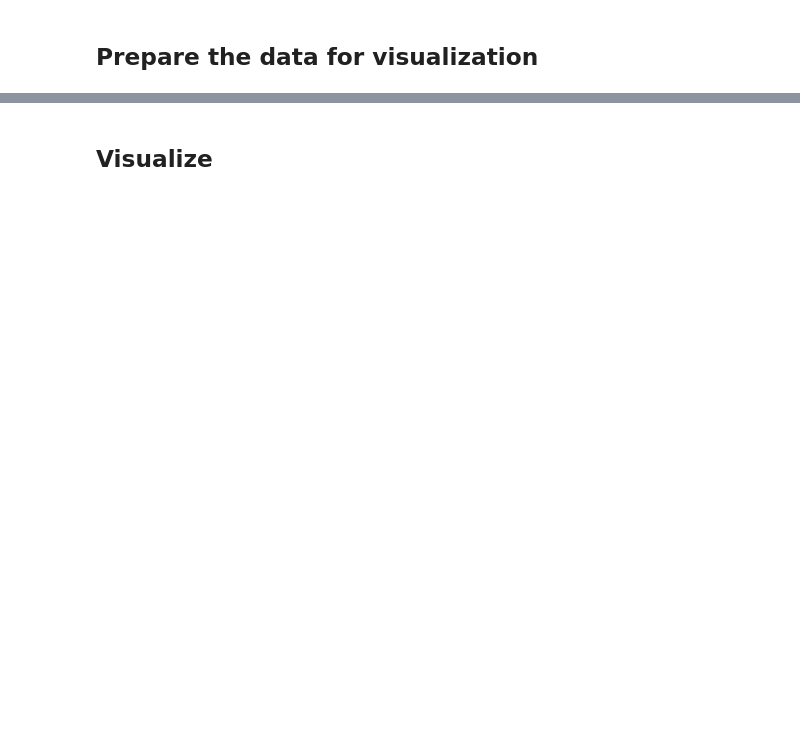
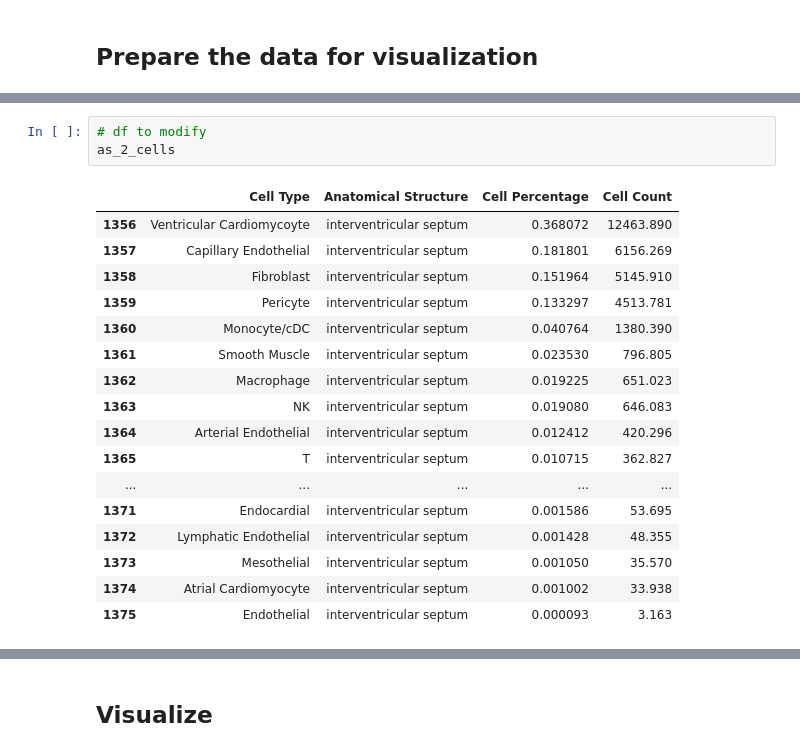
Before and after one commit to cns-iu/hra-construction-usage-supporting-information, a Jupyter notebook: hra_pop/figure_1_g_hra_pop.ipynb, the cells around one changed output, grey strips where cells are left out. Cells and saved outputs as stored; diff of their text form; blank space fills up the shorter version.

```diff
--- a/hra_pop/figure_1_g_hra_pop.ipynb
+++ b/hra_pop/figure_1_g_hra_pop.ipynb
@@ -145,0 +245,21 @@ concatenated_df
+# %%
+# df to modify
+as_2_cells
+# %% [output]
+|  | Cell Type | Anatomical Structure | Cell Percentage | Cell Count |
+| 1356 | Ventricular Cardiomycoyte | interventricular septum | 0.368072 | 12463.890 |
+| 1357 | Capillary Endothelial | interventricular septum | 0.181801 | 6156.269 |
+| 1358 | Fibroblast | interventricular septum | 0.151964 | 5145.910 |
+| 1359 | Pericyte | interventricular septum | 0.133297 | 4513.781 |
+| 1360 | Monocyte/cDC | interventricular septum | 0.040764 | 1380.390 |
+| 1361 | Smooth Muscle | interventricular septum | 0.023530 | 796.805 |
+| 1362 | Macrophage | interventricular septum | 0.019225 | 651.023 |
+| 1363 | NK | interventricular septum | 0.019080 | 646.083 |
+| 1364 | Arterial Endothelial | interventricular septum | 0.012412 | 420.296 |
+| 1365 | T | interventricular septum | 0.010715 | 362.827 |
+| ... | ... | ... | ... | ... |
+| 1371 | Endocardial | interventricular septum | 0.001586 | 53.695 |
+| 1372 | Lymphatic Endothelial | interventricular septum | 0.001428 | 48.355 |
+| 1373 | Mesothelial | interventricular septum | 0.001050 | 35.570 |
+| 1374 | Atrial Cardiomyocyte | interventricular septum | 0.001002 | 33.938 |
+| 1375 | Endothelial | interventricular septum | 0.000093 | 3.163 |
```
Also changed, not shown: parts of 16 cells of this notebook, 8 other files.
